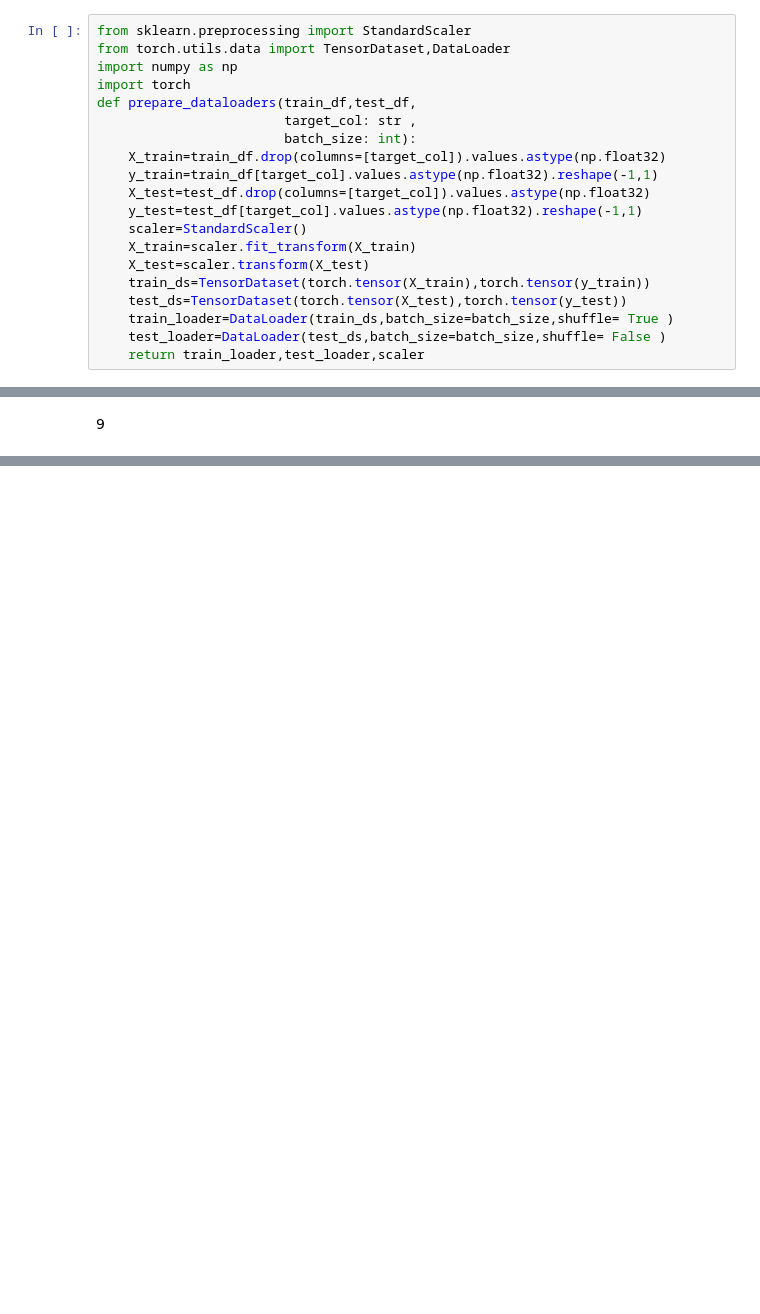
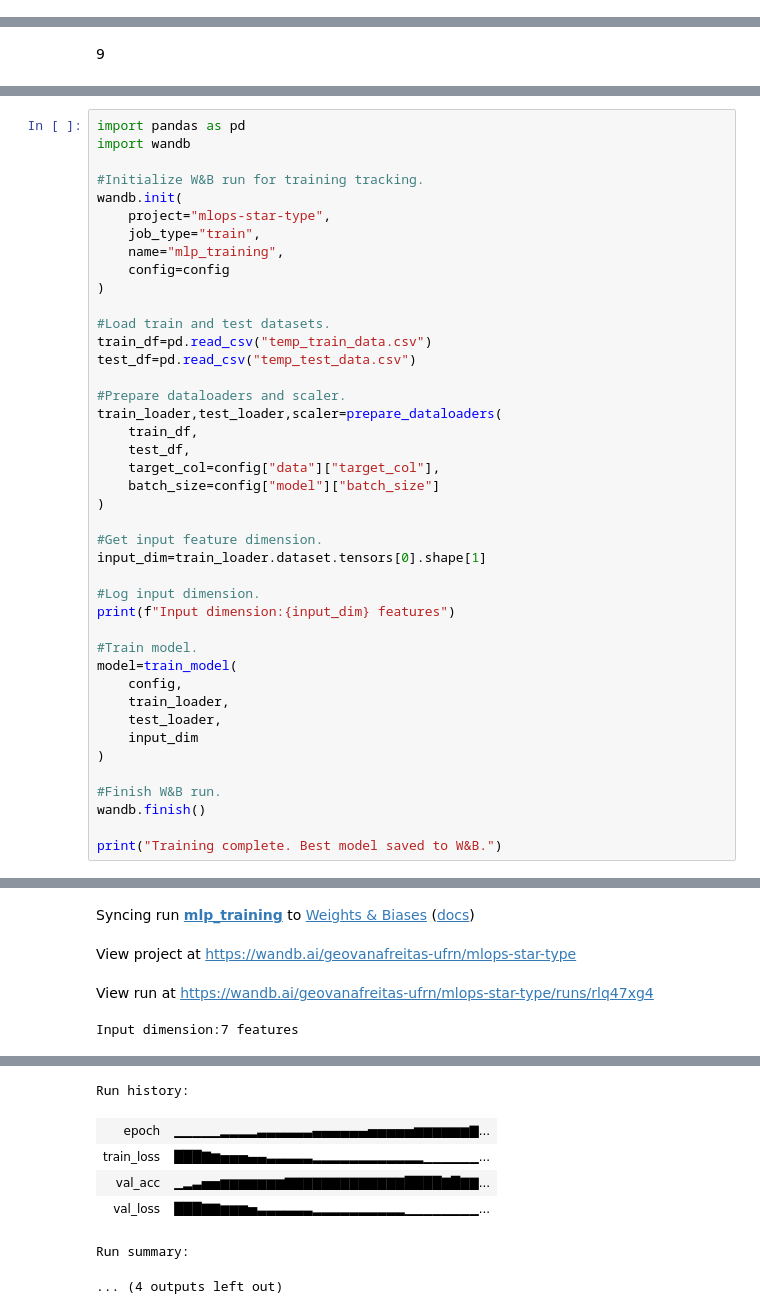
Before and after one commit to geovanasaraiva/mlops-star-type-classification, a Jupyter notebook: notebooks/jupyter notebook ia.ipynb, the cells around one changed output, grey strips where cells are left out. Drawn from its saved outputs; the diff is of its cells as text; blank space fills up the shorter version.

```diff
--- a/notebooks/jupyter notebook ia.ipynb
+++ b/notebooks/jupyter notebook ia.ipynb
@@ -408,23 +676,3 @@ for X_batch, y_batch in loader:
 torch.Size([32, 5]) torch.Size([32, 1])
 # %% [markdown]
 8
-# %%
-from sklearn.preprocessing import StandardScaler
-from torch.utils.data import TensorDataset,DataLoader
-import numpy as np
-import torch
-def prepare_dataloaders(train_df,test_df,
-                        target_col: str ,
-                        batch_size: int):
-    X_train=train_df.drop(columns=[target_col]).values.astype(np.float32)
-    y_train=train_df[target_col].values.astype(np.float32).reshape(-1,1)
-    X_test=test_df.drop(columns=[target_col]).values.astype(np.float32)
-    y_test=test_df[target_col].values.astype(np.float32).reshape(-1,1)
-    scaler=StandardScaler()
-    X_train=scaler.fit_transform(X_train)
-    X_test=scaler.transform(X_test)
-    train_ds=TensorDataset(torch.tensor(X_train),torch.tensor(y_train))
-    test_ds=TensorDataset(torch.tensor(X_test),torch.tensor(y_test))
-    train_loader=DataLoader(train_ds,batch_size=batch_size,shuffle= True )
-    test_loader=DataLoader(test_ds,batch_size=batch_size,shuffle= False )
-    return train_loader,test_loader,scaler
@@ -628,0 +920,43 @@ Run summary:
+# %%
+import pandas as pd
+import wandb
+
+#Initialize W&B run for training tracking.
+wandb.init(
+    project="mlops-star-type",
+    job_type="train",
+    name="mlp_training",
+    config=config
+)
+
+#Load train and test datasets.
+train_df=pd.read_csv("temp_train_data.csv")
+test_df=pd.read_csv("temp_test_data.csv")
+
+#Prepare dataloaders and scaler.
+train_loader,test_loader,scaler=prepare_dataloaders(
+    train_df,
+    test_df,
+    target_col=config["data"]["target_col"],
+    batch_size=config["model"]["batch_size"]
+)
+
+#Get input feature dimension.
+input_dim=train_loader.dataset.tensors[0].shape[1]
+
+#Log input dimension.
+print(f"Input dimension:{input_dim} features")
+
+#Train model.
+model=train_model(
+    config,
+    train_loader,
+    test_loader,
+    input_dim
+)
+
+#Finish W&B run.
+wandb.finish()
+
+print("Training complete. Best model saved to W&B.")
+# %% [output]
@@ -628,0 +966,4 @@ Run summary:
+Syncing run mlp_training to Weights & Biases (docs)
+View project at https://wandb.ai/geovanafreitas-ufrn/mlops-star-type
+View run at https://wandb.ai/geovanafreitas-ufrn/mlops-star-type/runs/rlq47xg4
+Input dimension:7 features
@@ -629,3 +972,10 @@ Run summary:
+Run history:
+| epoch | ▁▁▁▁▁▂▂▂▂▃▃▃▃▃▃▄▄▄▄▄▄▅▅▅▅▅▆▆▆▆▆▆▇... |
+| train_loss | ███▇▆▅▅▅▄▄▃▃▃▃▃▂▂▂▂▂▂▂▂▂▂▂▂▁▁▁▁▁▁... |
+| val_acc | ▁▂▃▅▅▆▆▆▆▆▆▆▇▇▇▇▇▇▇▇▇▇▇▇▇████▇█▇▇... |
+| val_loss | ███▇▇▆▆▆▅▃▃▃▃▃▃▂▂▂▂▂▂▂▂▂▂▁▁▁▁▁▁▁▁... |
+Run summary:
+... (4 outputs left out)
 # %%
 from sklearn.metrics import confusion_matrix
 import seaborn as sns
```
Also changed, not shown: parts of 35 cells of this notebook, 11 other files.
